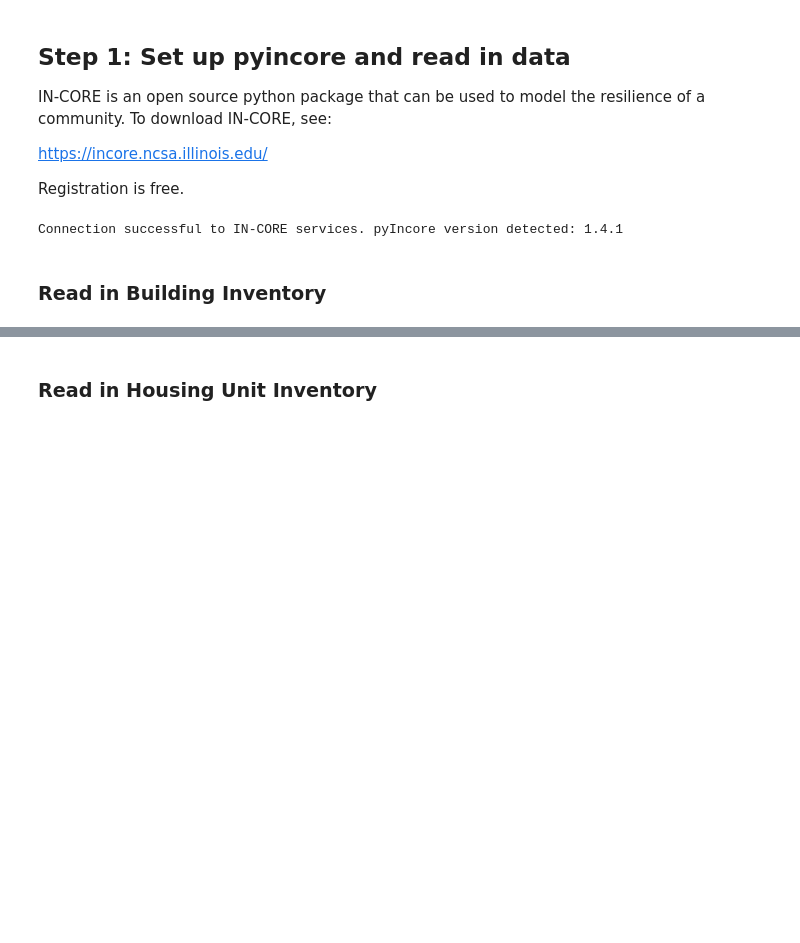
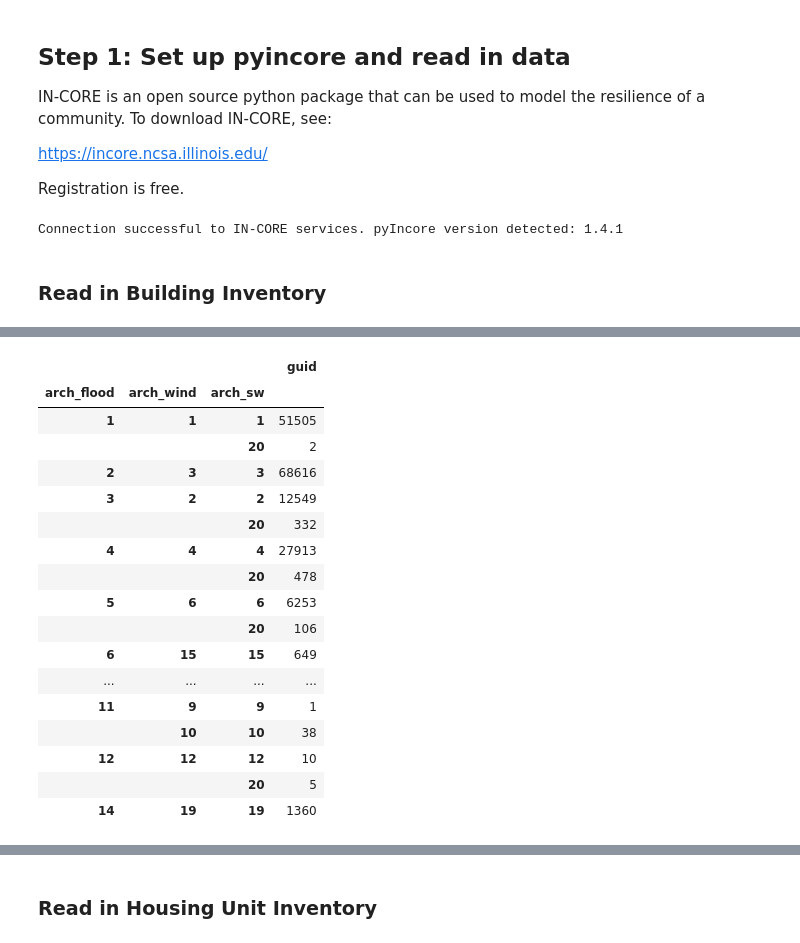
Before and after one commit to npr99/intersect-community-data, a Jupyter notebook: ncoda_07bv1_addresspoint_workflow.ipynb, the cells around one changed output, grey strips where cells are left out. Drawn from its saved outputs; the diff is of its cells as text; code cells hidden in the pictures; blank space fills up the shorter version.

```diff
--- a/ncoda_07bv1_addresspoint_workflow.ipynb
+++ b/ncoda_07bv1_addresspoint_workflow.ipynb
@@ -129,0 +161,22 @@ bldg_inv_gdf[['guid','strctid']].astype(str).describe().T
+# %%
+# create pandas table with counts of observations by arch_flood, arch_wind, arch_sw
+bldg_inv_gdf[['arch_flood','arch_wind','arch_sw','guid']].groupby(['arch_flood','arch_wind','arch_sw']).count()
+# %% [output]
+|  |  |  | guid |
+| arch_flood | arch_wind | arch_sw |  |
+| 1 | 1 | 1 | 51505 |
+|  |  | 20 | 2 |
+| 2 | 3 | 3 | 68616 |
+| 3 | 2 | 2 | 12549 |
+|  |  | 20 | 332 |
+| 4 | 4 | 4 | 27913 |
+|  |  | 20 | 478 |
+| 5 | 6 | 6 | 6253 |
+|  |  | 20 | 106 |
+| 6 | 15 | 15 | 649 |
+| ... | ... | ... | ... |
+| 11 | 9 | 9 | 1 |
+|  | 10 | 10 | 38 |
+| 12 | 12 | 12 | 10 |
+|  |  | 20 | 5 |
+| 14 | 19 | 19 | 1360 |
```
Also changed, not shown: parts of 105 cells of this notebook, 3 other files.
